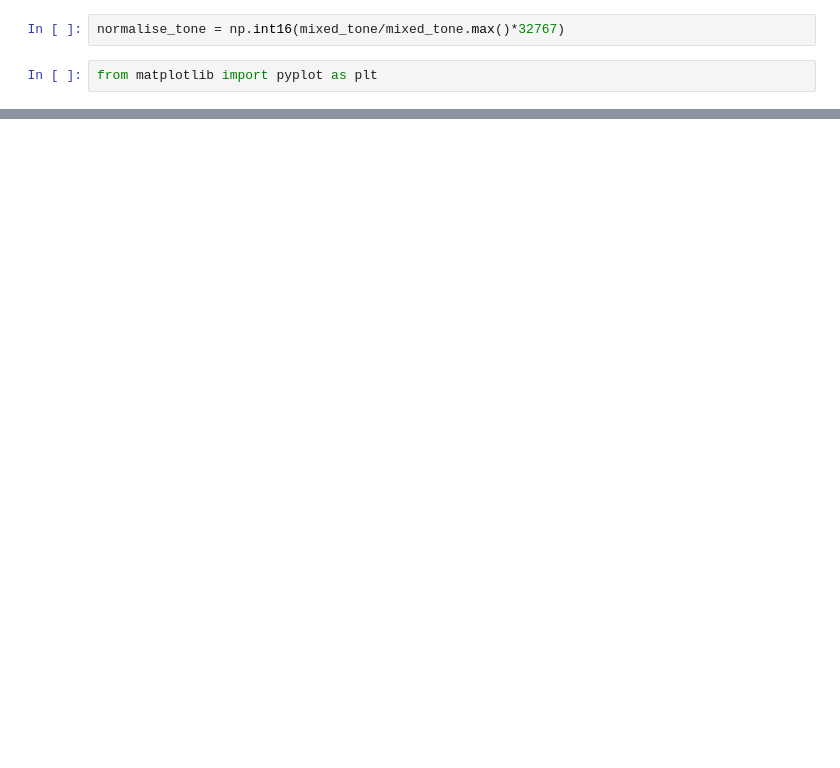
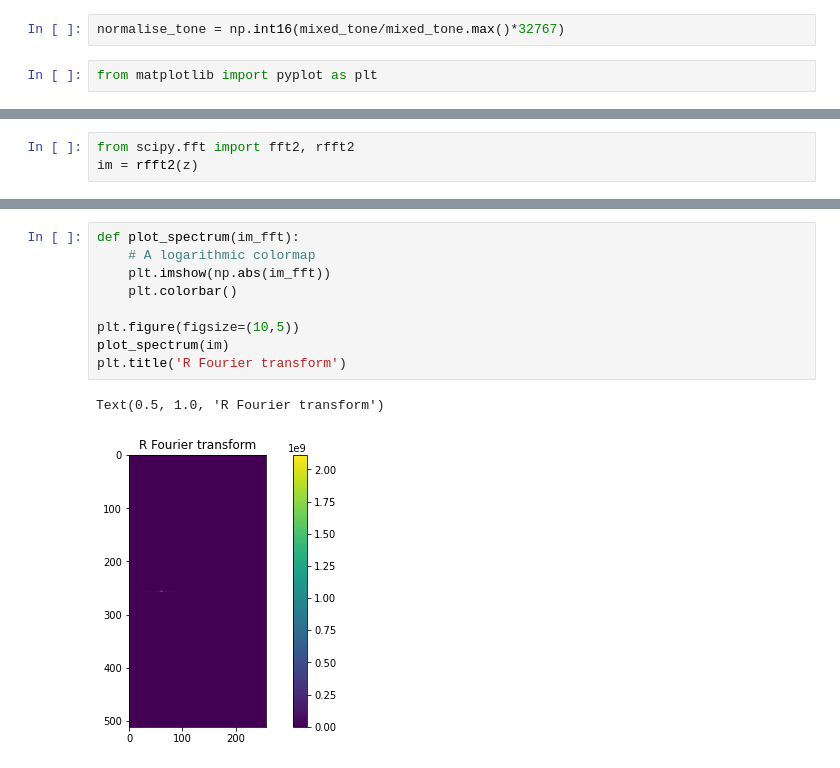
Before and after one commit to ArkaprabhaChakraborty/FFT-exercise, a Jupyter notebook: FFT.ipynb, the cells around one changed output, grey strips where cells are left out. Cells and saved outputs as stored; diff of their text form; blank space fills up the shorter version.

```diff
--- a/FFT.ipynb
+++ b/FFT.ipynb
@@ -49,0 +48,3 @@ plt.show()
+# %%
+from scipy.fft import fft2, rfft2
+im = rfft2(z)
@@ -49,0 +56,12 @@ plt.show()
+# %%
+def plot_spectrum(im_fft):
+    # A logarithmic colormap
+    plt.imshow(np.abs(im_fft))
+    plt.colorbar()
+
+plt.figure(figsize=(10,5))
+plot_spectrum(im)
+plt.title('R Fourier transform')
+# %% [output]
+Text(0.5, 1.0, 'R Fourier transform')
+[figure, added]
```
Also changed, not shown: parts of 8 cells of this notebook, 1 other file.
